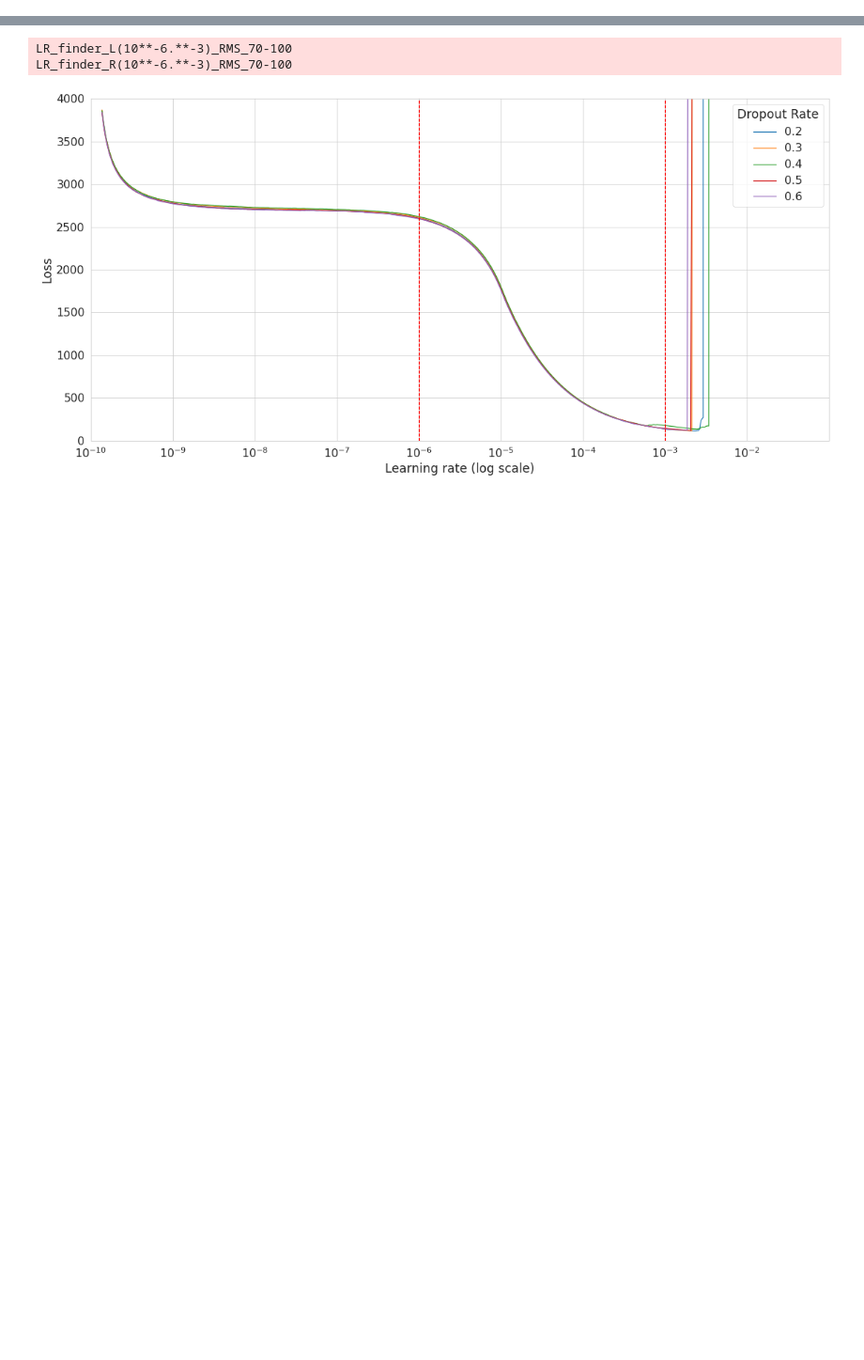
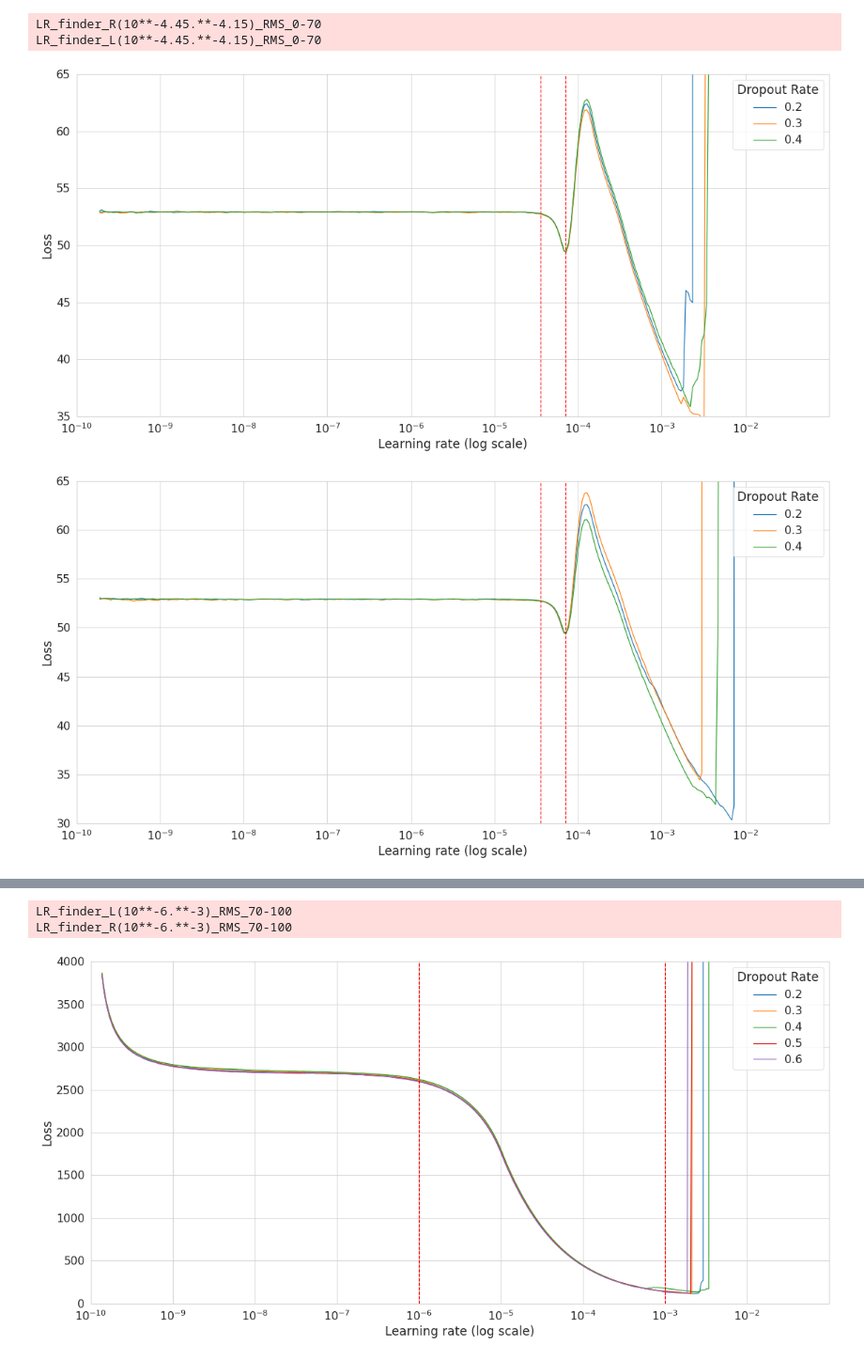
Before and after one commit to kapoloni/age_prediction, a Jupyter notebook: plots/plot_LR_finder.ipynb, the cells around one changed output, grey strips where cells are left out. Shown at 94% size. Cells and saved outputs as stored; diff of their text form; code cells hidden in the pictures; blank space fills up the shorter version.

```diff
--- a/plots/plot_LR_finder.ipynb
+++ b/plots/plot_LR_finder.ipynb
@@ -56,3 +56,18 @@ def get_files(day, side):
         dp = dt.split("dp")[-1].split(".csv")[0]
         data[dp] = pd.read_csv(dt)
     return data
+# %%
+# 0-70
+lim = {'RMS': [-4.45,-4.15]}
+data = get_files('18-05-2021', 'R', 'RMS')
+plot_LR(data, lim, [35, 65], 'R', age='0-70',pt=False, save=False)
+# 0-70
+lim = {'RMS': [-4.45,-4.15]}
+data = get_files('18-05-2021', 'L', 'RMS')
+plot_LR(data, lim, [30, 65], 'L', age='0-70',pt=False, save=False)
+# data
+# %% [output]
+LR_finder_R(10**-4.45.**-4.15)_RMS_0-70
+LR_finder_L(10**-4.45.**-4.15)_RMS_0-70
+[figure, added]
+[figure, added]
```
Also changed, not shown: parts of 4 cells of this notebook, 30 other files.
